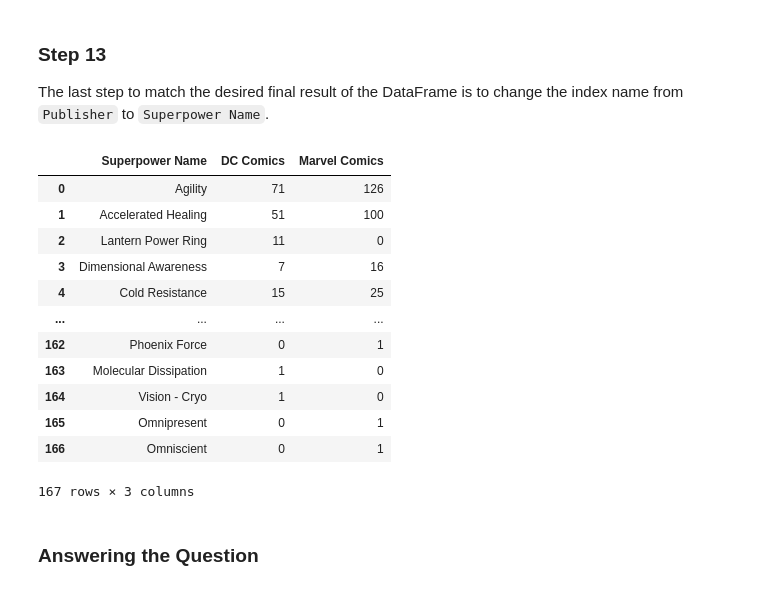
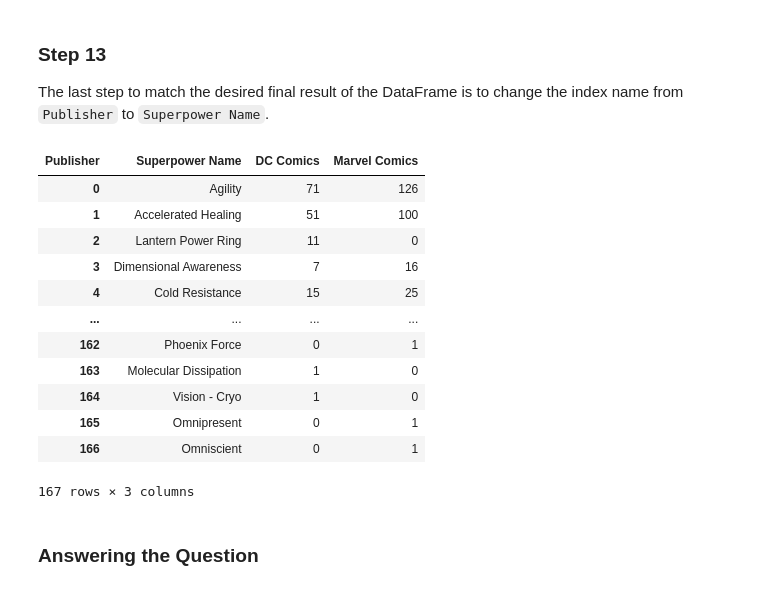
Before and after one commit to reubenmutisya10/DS_Course0_Week1_Module5_DataPy, a Jupyter notebook: DS_Course0_Week1_Module5_DataPy.ipynb, the cells around one changed output. Drawn from its saved outputs; the diff is of its cells as text; code cells hidden in the pictures.

Commit message:
Fix CodeGrade Step 13 marker

```diff
--- a/DS_Course0_Week1_Module5_DataPy.ipynb
+++ b/DS_Course0_Week1_Module5_DataPy.ipynb
@@ -625,15 +625,15 @@ question_3_grouped
 
 The last step to match the desired final result of the DataFrame is to change the index name from `Publisher` to `Superpower Name`.
 # %%
-if "Superpower Name" not in question_3_grouped.columns:
-    question_3_grouped.index.name = "Superpower Name"
-    question_3_grouped = question_3_grouped.reset_index()
+# CodeGrade step13
+# Replace None with appropriate code
 
-question_3_grouped.columns.name = None
+question_3_grouped.index.name = "Superpower Name"
+question_3_grouped = question_3_grouped.reset_index()
 
 question_3_grouped
 # %% [output]
-|  | Superpower Name | DC Comics | Marvel Comics |
+| Publisher | Superpower Name | DC Comics | Marvel Comics |
 | 0 | Agility | 71 | 126 |
 | 1 | Accelerated Healing | 51 | 100 |
 | 2 | Lantern Power Ring | 11 | 0 |
```
Also changed, not shown: parts of 2 cells of this notebook.
